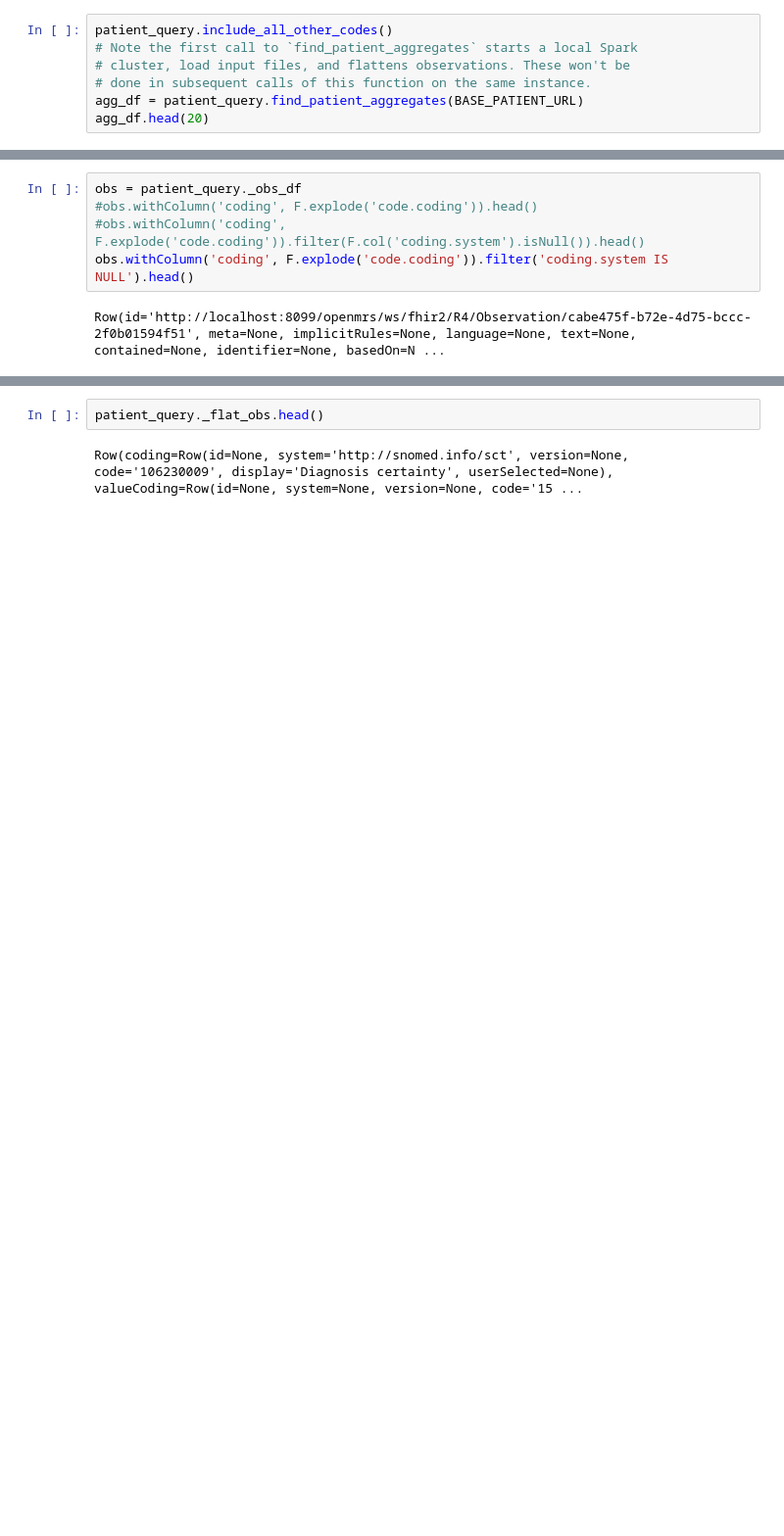
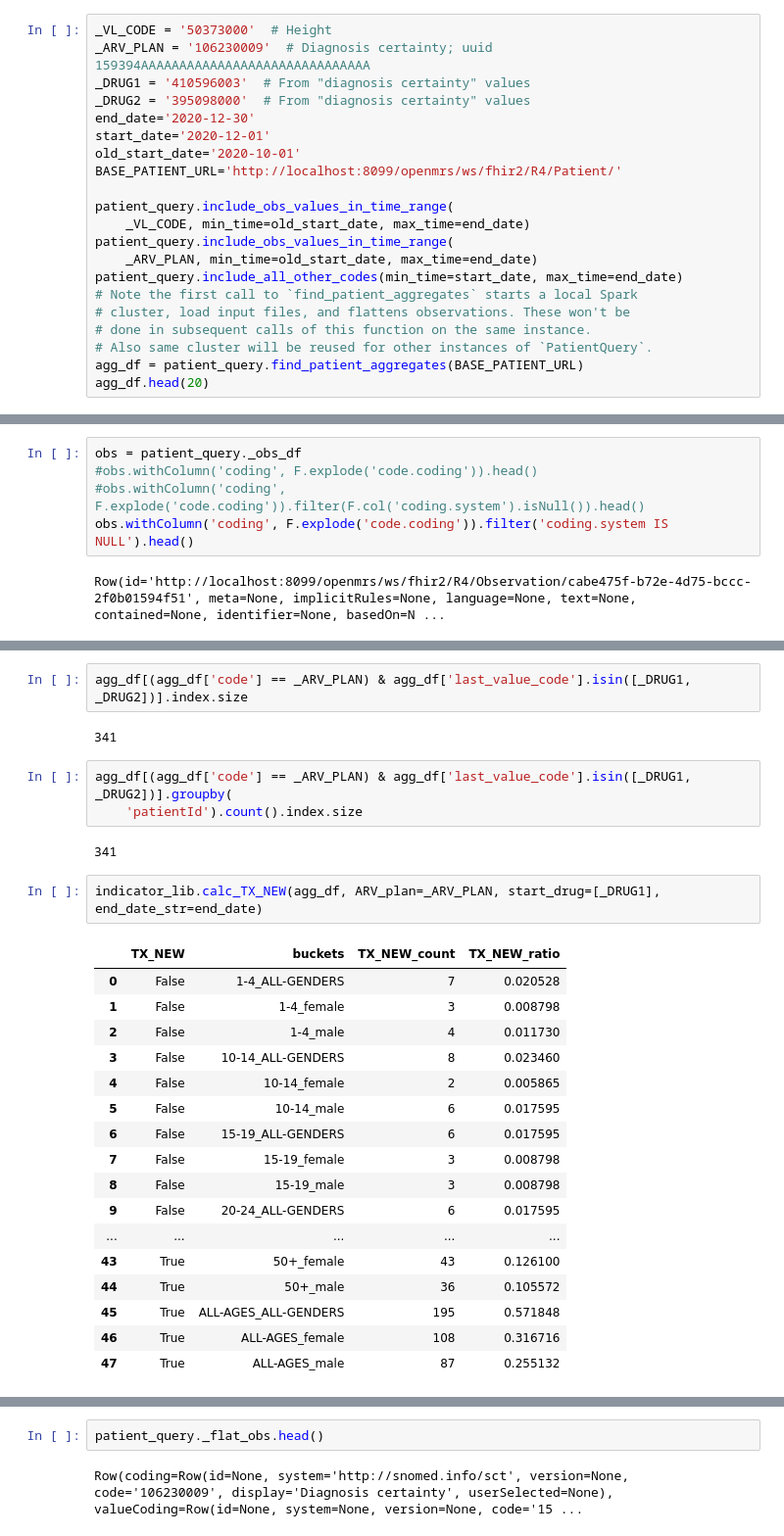
Before and after one commit to google/fhir-data-pipes, a Jupyter notebook: dwh/test_query_lib.ipynb, the cells around one changed output, grey strips where cells are left out. Shown: that part at 98% size. Saved outputs shown, nothing was run; the diff lists cells and outputs as text; blank space fills up the shorter version.

```diff
--- a/dwh/test_query_lib.ipynb
+++ b/dwh/test_query_lib.ipynb
@@ -12,10 +13,24 @@ CODE_SYSTEM='http://snomed.info/sct'
 patient_query = query_lib.patient_query_factory(
     query_lib.Runner.SPARK, BASE_DIR, CODE_SYSTEM)
 # %%
-patient_query.include_all_other_codes()
+_VL_CODE = '50373000'  # Height
+_ARV_PLAN = '106230009'  # Diagnosis certainty; uuid 159394AAAAAAAAAAAAAAAAAAAAAAAAAAAAAA
+_DRUG1 = '410596003'  # From "diagnosis certainty" values
+_DRUG2 = '395098000'  # From "diagnosis certainty" values
+end_date='2020-12-30'
+start_date='2020-12-01'
+old_start_date='2020-10-01'
+BASE_PATIENT_URL='http://localhost:8099/openmrs/ws/fhir2/R4/Patient/'
+
+patient_query.include_obs_values_in_time_range(
+    _VL_CODE, min_time=old_start_date, max_time=end_date)
+patient_query.include_obs_values_in_time_range(
+    _ARV_PLAN, min_time=old_start_date, max_time=end_date)
+patient_query.include_all_other_codes(min_time=start_date, max_time=end_date)
 # Note the first call to `find_patient_aggregates` starts a local Spark
 # cluster, load input files, and flattens observations. These won't be
 # done in subsequent calls of this function on the same instance.
+# Also same cluster will be reused for other instances of `PatientQuery`.
 agg_df = patient_query.find_patient_aggregates(BASE_PATIENT_URL)
 agg_df.head(20)
 # %% [output]
@@ -65,0 +95,29 @@ Row(id='http://localhost:8099/openmrs/ws/fhir2/R4/Observation/cac76831-2e26-4ffb
+# %%
+agg_df[(agg_df['code'] == _ARV_PLAN) & agg_df['last_value_code'].isin([_DRUG1, _DRUG2])].index.size
+# %% [output]
+341
+# %%
+agg_df[(agg_df['code'] == _ARV_PLAN) & agg_df['last_value_code'].isin([_DRUG1, _DRUG2])].groupby(
+    'patientId').count().index.size
+# %% [output]
+341
+# %%
+indicator_lib.calc_TX_NEW(agg_df, ARV_plan=_ARV_PLAN, start_drug=[_DRUG1], end_date_str=end_date)
+# %% [output]
+|  | TX_NEW | buckets | TX_NEW_count | TX_NEW_ratio |
+| 0 | False | 1-4_ALL-GENDERS | 7 | 0.020528 |
+| 1 | False | 1-4_female | 3 | 0.008798 |
+| 2 | False | 1-4_male | 4 | 0.011730 |
+| 3 | False | 10-14_ALL-GENDERS | 8 | 0.023460 |
+| 4 | False | 10-14_female | 2 | 0.005865 |
+| 5 | False | 10-14_male | 6 | 0.017595 |
+| 6 | False | 15-19_ALL-GENDERS | 6 | 0.017595 |
+| 7 | False | 15-19_female | 3 | 0.008798 |
+| 8 | False | 15-19_male | 3 | 0.008798 |
+| 9 | False | 20-24_ALL-GENDERS | 6 | 0.017595 |
+| ... | ... | ... | ... | ... |
+| 43 | True | 50+_female | 43 | 0.126100 |
+| 44 | True | 50+_male | 36 | 0.105572 |
+| 45 | True | ALL-AGES_ALL-GENDERS | 195 | 0.571848 |
+| 46 | True | ALL-AGES_female | 108 | 0.316716 |
+| 47 | True | ALL-AGES_male | 87 | 0.255132 |
```
Also changed, not shown: parts of 11 cells of this notebook, 4 other files.
